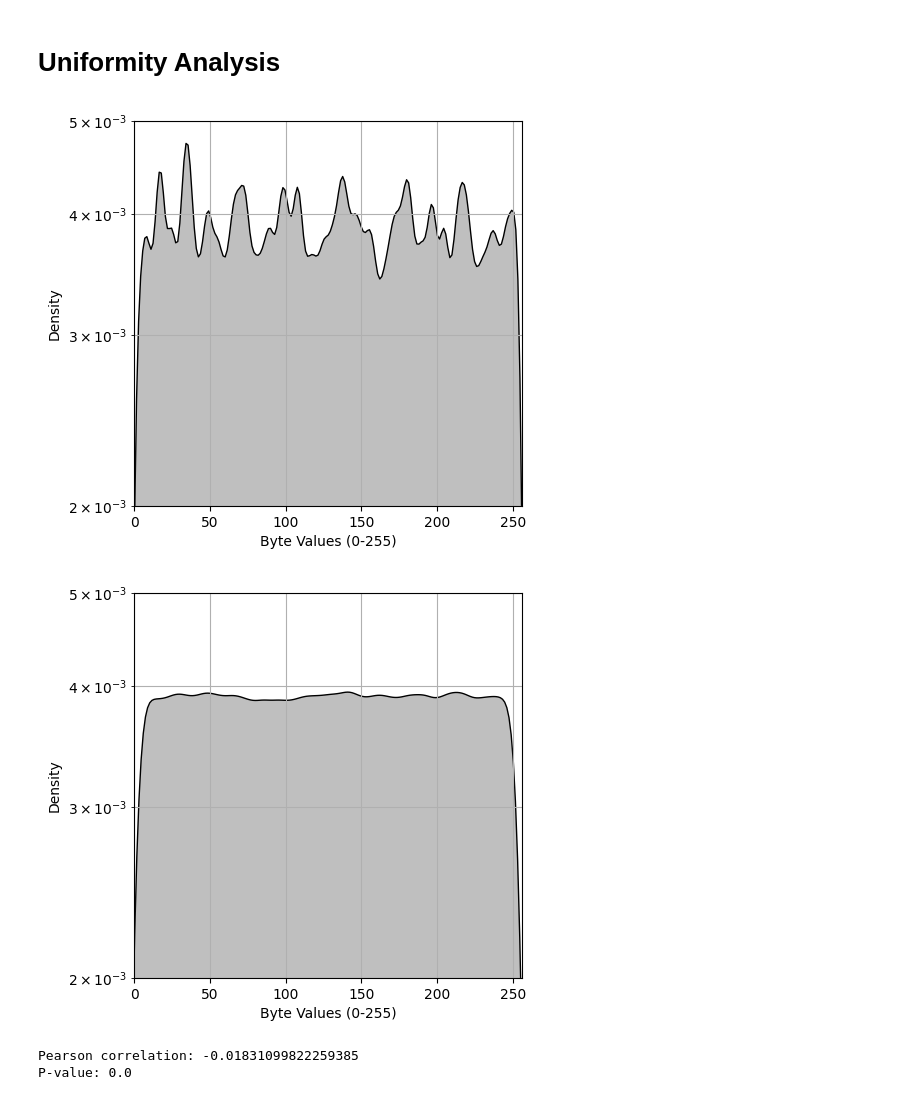
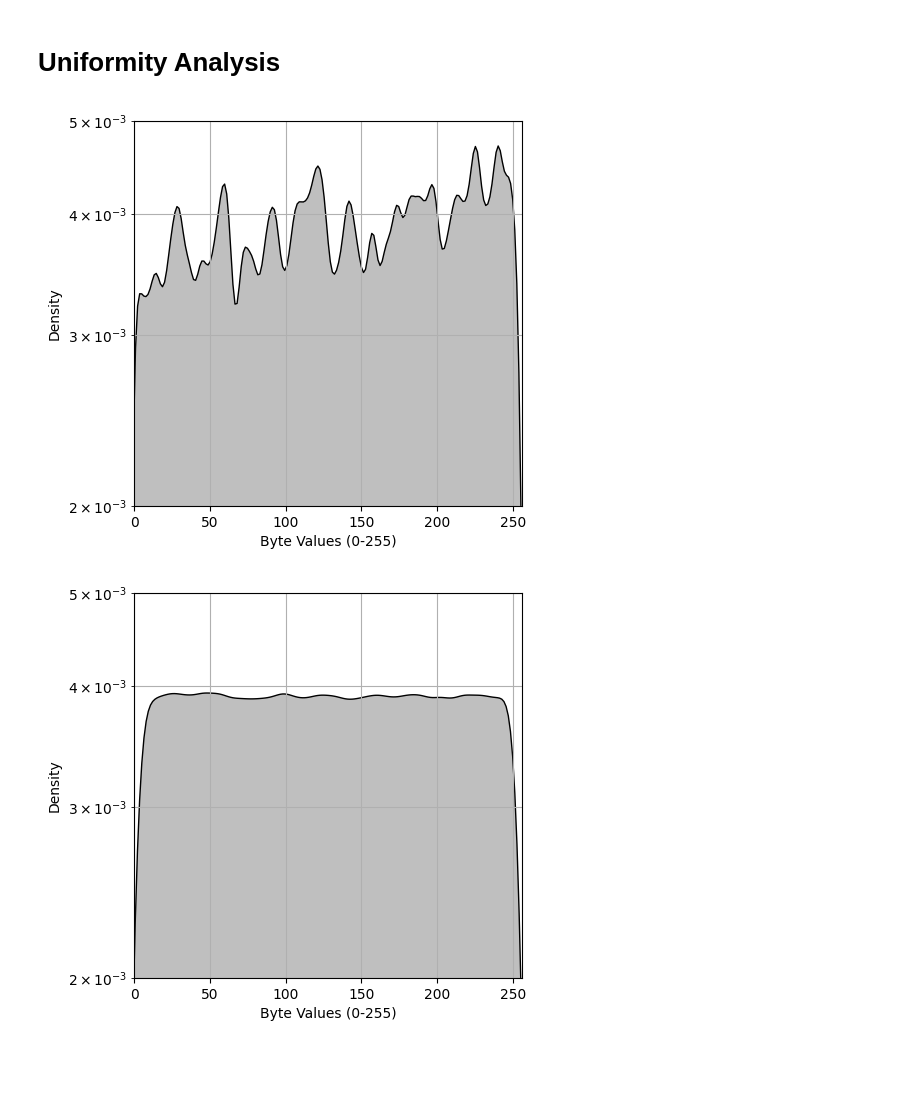
Before and after one commit to Patriot-Lab/ProjectSE, a Jupyter notebook: SecurityAnalysis.ipynb, the cells around one changed output. Drawn from its saved outputs; the diff is of its cells as text; code cells hidden in the pictures; blank space fills up the shorter version.

```diff
--- a/SecurityAnalysis.ipynb
+++ b/SecurityAnalysis.ipynb
@@ -5,8 +151,8 @@ import numpy as np
 import seaborn as sns
 import matplotlib.pyplot as plt
 
-original_file_path = 'data/files/landscape.png'
-encrypted_file_path = 'data/files/enc/landscape.png_PF.npy'
+original_file_path = 'images/k_dataset/DJI_0006-h30.JPG'
+encrypted_file_path = 'images/k_dataset/enc/DJI_0006-h30.JPG_PF.npy'
 
 with open(original_file_path, 'rb') as file:
     original_file_data = file.read()
@@ -23,47 +169,32 @@ plt.figure(figsize=(5, 5))
 
 plt.xlabel('Byte Values (0-255)')
 plt.ylabel('Density')
 
 plt.xlim([0,256])
 plt.ylim([0.002, 0.005])
 plt.yscale('log')
 plt.grid(True, which='both')
 
 sns.kdeplot(original_byte_values, fill=True, color="black")
 
 plt.savefig('plots/uniform_analysis_original.svg', format='svg')
 
 plt.show()
 
 plt.figure(figsize=(5, 5))
 
 plt.xlabel('Byte Values (0-255)')
 plt.ylabel('Density')
 
 plt.xlim([0,256])
 plt.ylim([0.002, 0.005])
 plt.yscale('log')
 plt.grid(True, which='both')
 
 sns.kdeplot(encrypted_byte_values, fill=True, color="black")
 plt.savefig('plots/uniform_analysis_encrypted.svg', format='svg')
 
 plt.show()
 # %% [output]
-[figure, old version]
+[figure, new version]
-[figure, old version]
+[figure, new version]
-# %%
-import numpy as np
-from scipy.stats import pearsonr
-
-max_length = max(len(original_byte_values), len(encrypted_byte_values))
-original_byte_values_padded = np.pad(original_byte_values, (0, max_length - len(original_byte_values)), 'constant')
-encrypted_byte_values_padded = np.pad(encrypted_byte_values, (0, max_length - len(encrypted_byte_values)), 'constant')
-
-correlation, p_value = pearsonr(original_byte_values_padded, encrypted_byte_values_padded)
-
-print(f"Pearson correlation: {correlation}")
-print(f"P-value: {p_value}")
-# %% [output]
-Pearson correlation: -0.01831099822259385
-P-value: 0.0
```
Also changed, not shown: parts of 3 cells of this notebook, 9 other files.
